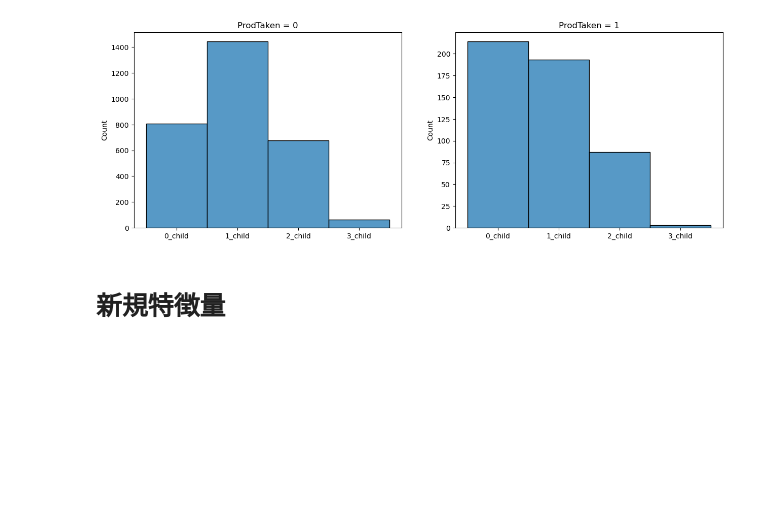
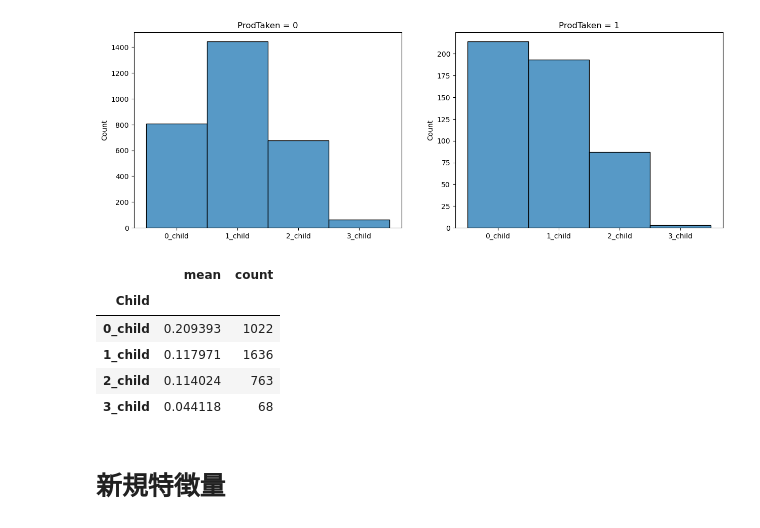
Before and after one commit to RickHub0115/SIGNATE-Summer-Cup-2024, a Jupyter notebook: scr/feature_engineering/feature_relation.ipynb, the cells around one changed output. Drawn from its saved outputs; the diff is of its cells as text; code cells hidden in the pictures; blank space fills up the shorter version.

```diff
--- a/scr/feature_engineering/feature_relation.ipynb
+++ b/scr/feature_engineering/feature_relation.ipynb
@@ -282,6 +282,15 @@ feature_statics('Car')
 feature_visualization_str('Child')
 # %% [output]
 [figure]
+# %%
+feature_statics('Child')
+# %% [output]
+|  | mean | count |
+| Child |  |  |
+| 0_child | 0.209393 | 1022 |
+| 1_child | 0.117971 | 1636 |
+| 2_child | 0.114024 | 763 |
+| 3_child | 0.044118 | 68 |
 # %% [markdown]
 # 新規特徴量
 # %% [markdown]
```
Also changed, not shown: parts of 5 cells of this notebook, 5 other files.
